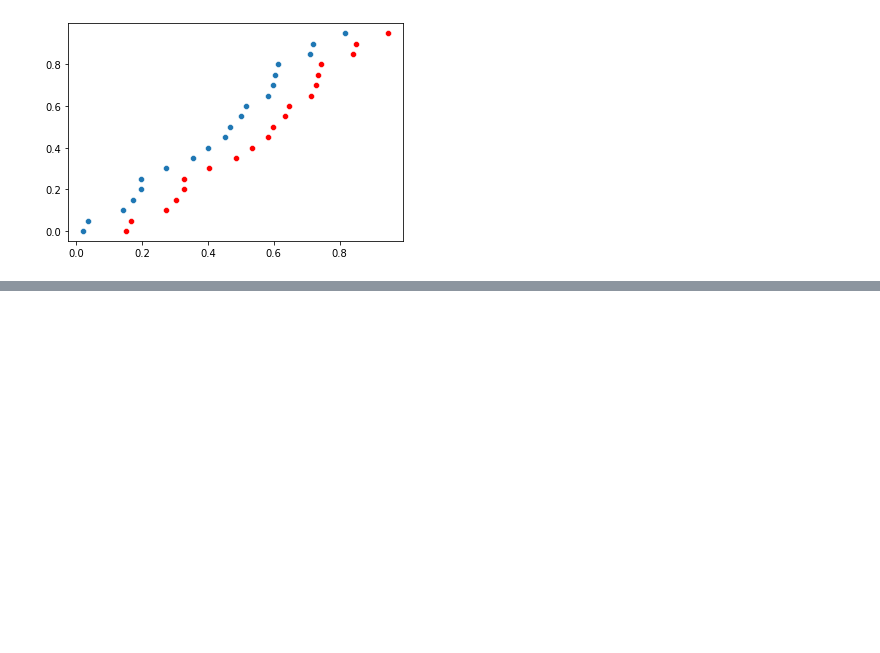
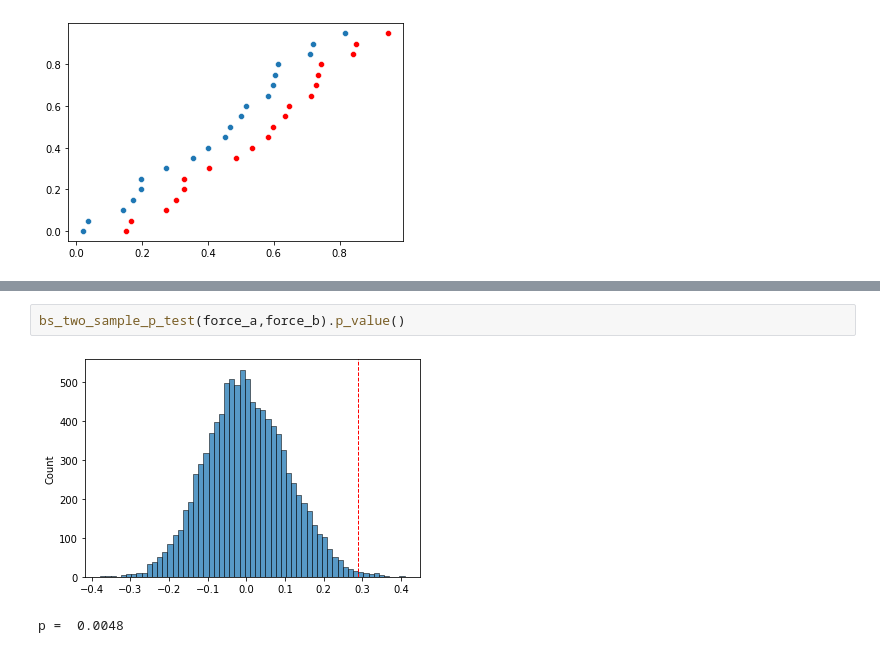
Before and after one commit to filipeaguiarrod/statistic_topics, a Jupyter notebook: Practical_case/Hypothesis_Tests.ipynb, the cells around one changed output, grey strips where cells are left out. Saved outputs shown, nothing was run; the diff lists cells and outputs as text; blank space fills up the shorter version.

```diff
--- a/Practical_case/Hypothesis_Tests.ipynb
+++ b/Practical_case/Hypothesis_Tests.ipynb
@@ -219,0 +563,5 @@ print('p = ', p )
+# %%
+bs_two_sample_p_test(force_a,force_b).p_value()
+# %% [output]
+[figure, added]
+p =  0.0048
```
Also changed, not shown: parts of 26 cells of this notebook.
